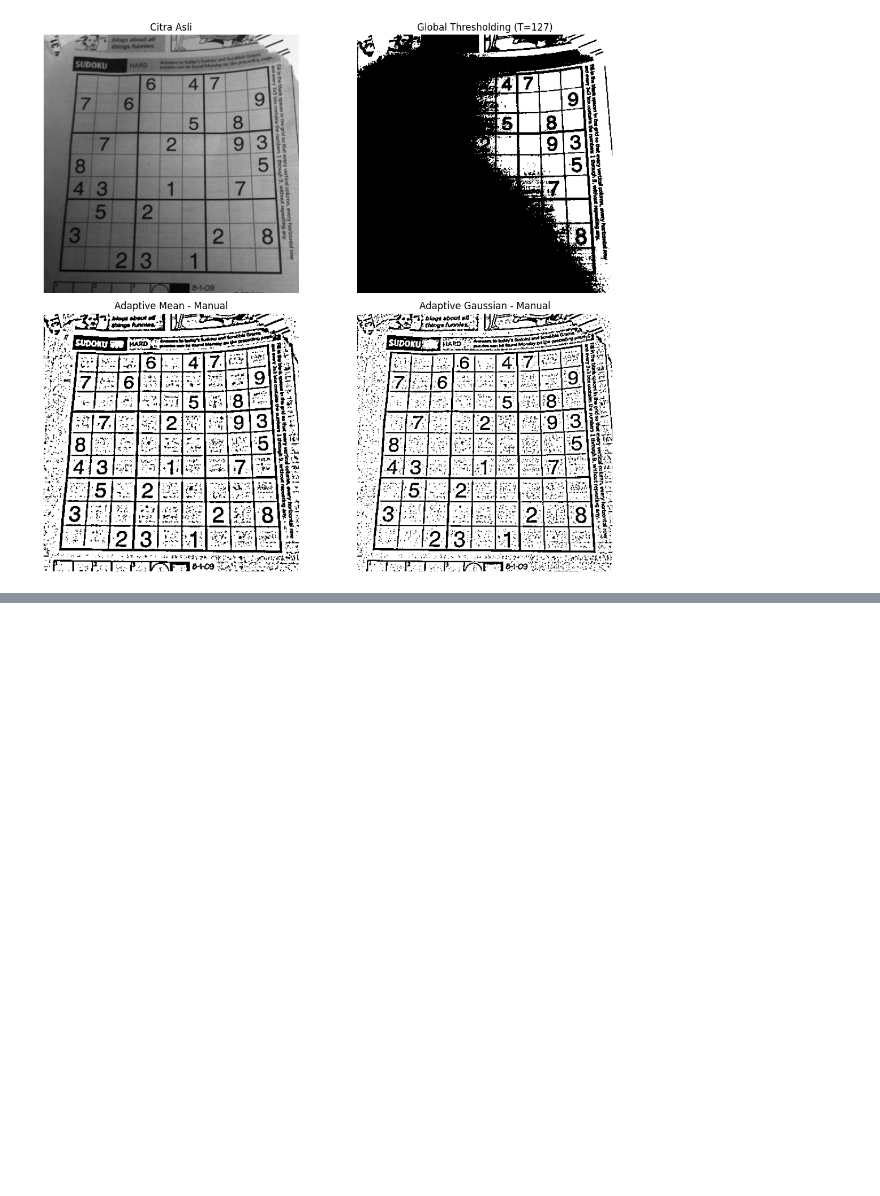
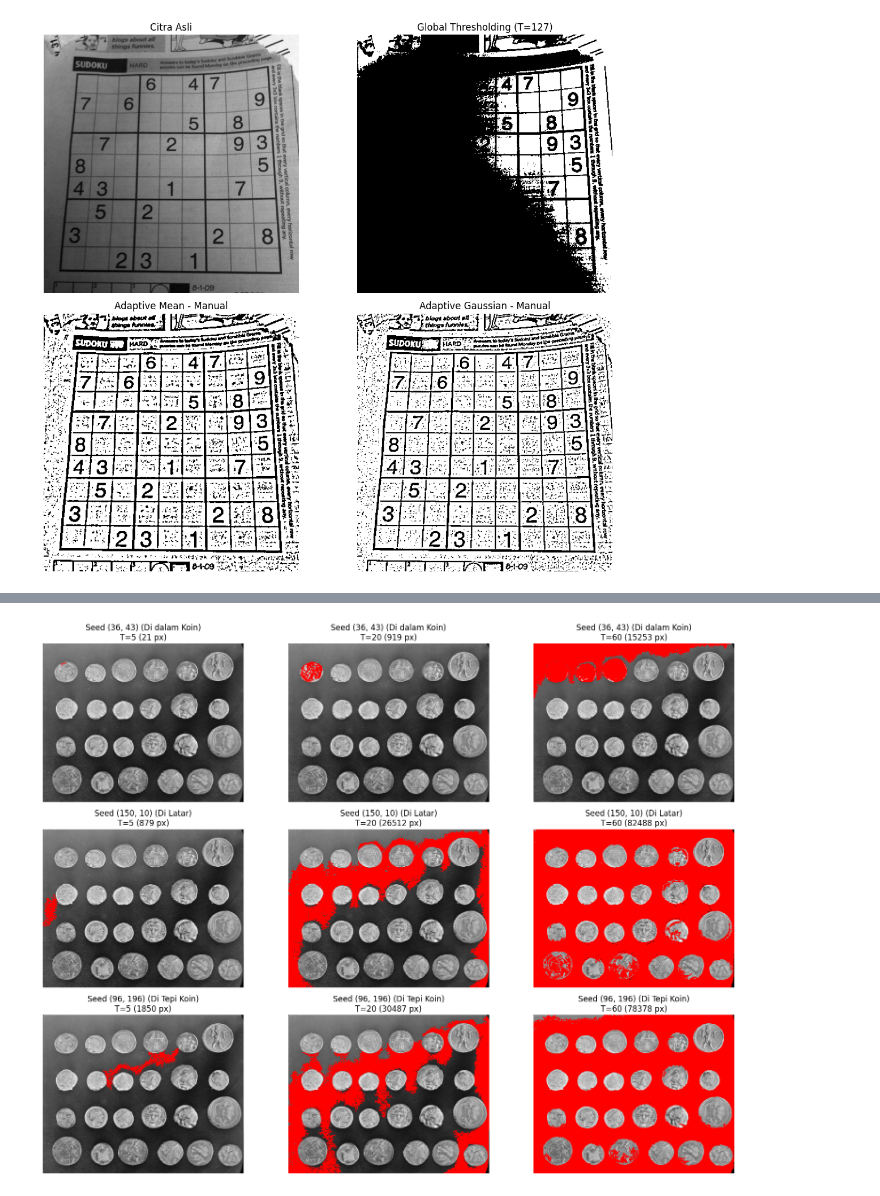
Before and after one commit to Ariqq16/PCVK_Ganjil_2026, a Jupyter notebook: P7/week7.ipynb, the cells around one changed output, grey strips where cells are left out. Saved outputs shown, nothing was run; the diff lists cells and outputs as text; code cells hidden in the pictures; blank space fills up the shorter version.

```diff
--- a/P7/week7.ipynb
+++ b/P7/week7.ipynb
@@ -182,0 +183,44 @@ Error: File gambar KTP tidak ditemukan. Pastikan 'ktp.jpeg' atau 'ktp_fulan.jpg'
+# %%
+img_coins = data.coins()
+
+seeds = [(36, 43), (150, 10), (96, 196)]
+seeds_name = ['Di dalam Koin', 'Di Latar', 'Di Tepi Koin']
+thresholds = [5, 20, 60]
+
+plt.figure(figsize=(16, 12))
+plot_idx = 1
+
+for idx, seed in enumerate(seeds):
+    seed_val = img_coins[seed[0], seed[1]]
+
+    for T in thresholds:
+        visited = np.zeros_like(img_coins, dtype=bool)
+        region_mask = np.zeros_like(img_coins, dtype=bool)
+        queue = deque([seed])
+        visited[seed[0], seed[1]] = True
+
+        H_c, W_c = img_coins.shape
+
+        while queue:
+            r, c = queue.popleft()
+            region_mask[r, c] = True
+
+            for dr, dc in [(-1, 0), (1, 0), (0, -1), (0, 1)]:
+                nr, nc = r + dr, c + dc
+                if 0 <= nr < H_c and 0 <= nc < W_c and not visited[nr, nc]:
+                    if abs(int(img_coins[nr, nc]) - int(seed_val)) <= T:
+                        visited[nr, nc] = True
+                        queue.append((nr, nc))
+        coins_rgb = cv.cvtColor(img_coins, cv.COLOR_GRAY2RGB)
+        coins_rgb[region_mask] = [255, 0, 0] # Warna Merah
+
+        plt.subplot(3, 3, plot_idx)
+        plt.imshow(coins_rgb)
+        plt.title(f"Seed {seed} ({seeds_name[idx]})\nT={T} ({np.sum(region_mask)} px)")
+        plt.axis('off')
+        plot_idx += 1
+
+plt.tight_layout()
+plt.show()
+# %% [output]
+[figure, added]
```
Also changed, not shown: parts of 3 cells of this notebook.
